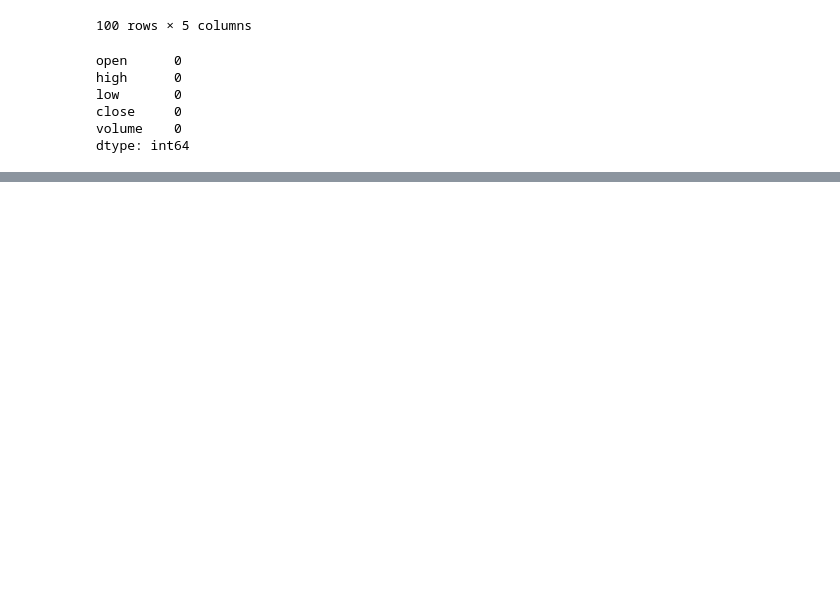
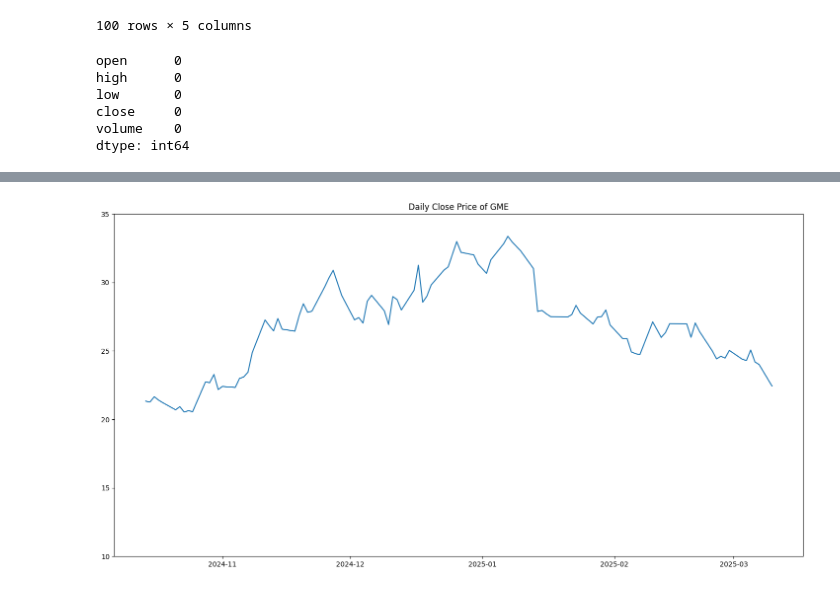
Before and after one commit to grahamjh99/Stock-Seasonality, a Jupyter notebook: Untitled.ipynb, the cells around one changed output, grey strips where cells are left out. Drawn from its saved outputs; the diff is of its cells as text; code cells hidden in the pictures; blank space fills up the shorter version.

Commit message:
Added daily close price chart

```diff
--- a/Untitled.ipynb
+++ b/Untitled.ipynb
@@ -54,0 +98,7 @@ dtype: int64
+# %%
+plt.figure(figsize = (18,9))
+plt.plot(df['close'])
+plt.title('Daily Close Price of GME')
+plt.yticks(range(10,40,5));
+# %% [output]
+[figure, added]
```
Also changed, not shown: parts of 4 cells of this notebook.
